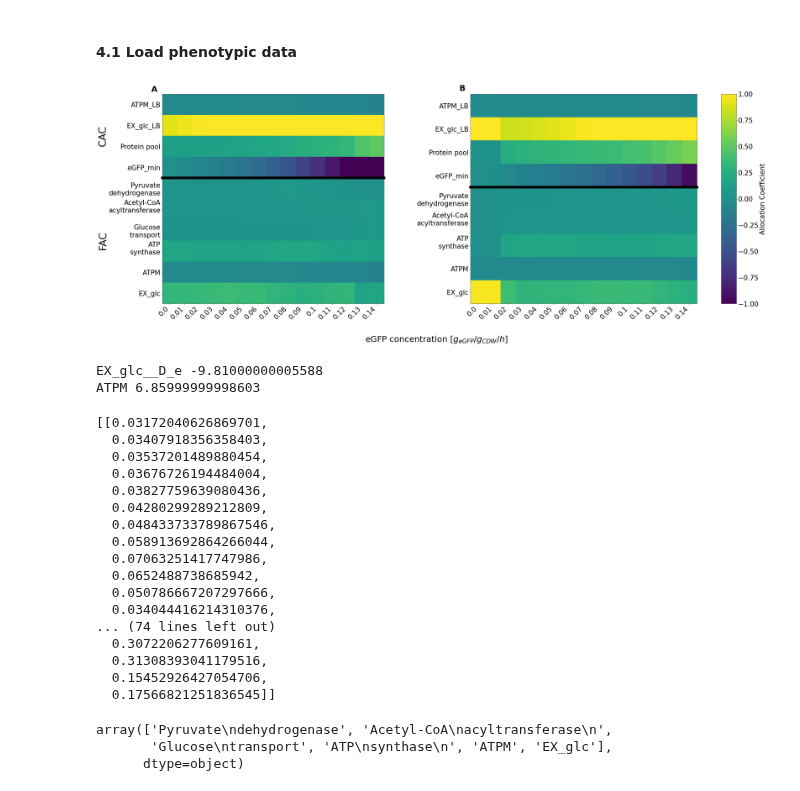
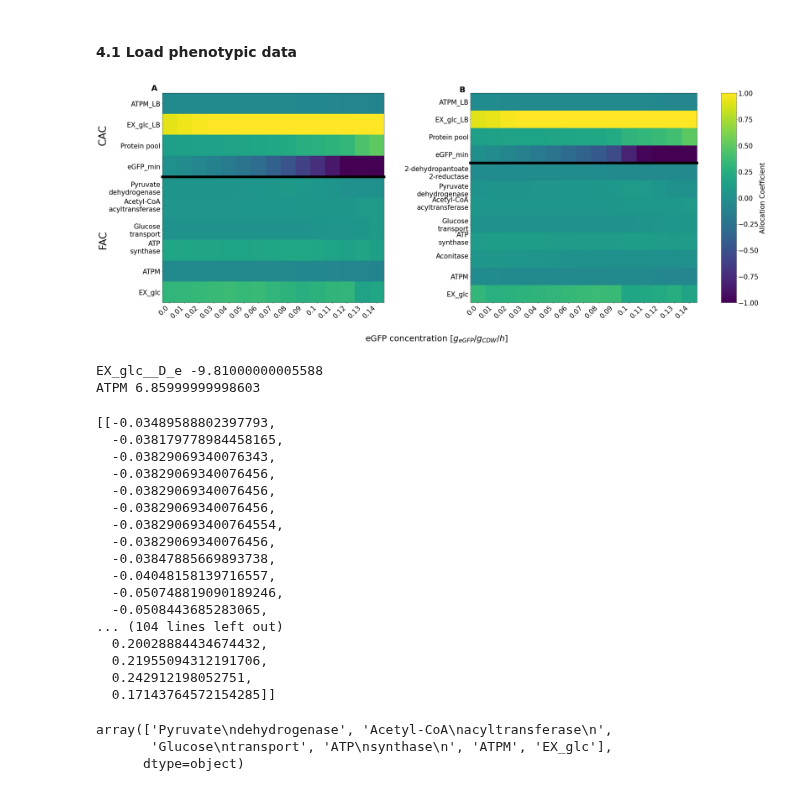
Before and after one commit to iAMB-RWTH-Aachen/PAModelpy, a Jupyter notebook: PAMpy/Figures/Figure3_sensitivities_protein-overproduction.ipynb, the cells around one changed output. Saved outputs shown, nothing was run; the diff lists cells and outputs as text; code cells hidden in the pictures.

```diff
--- a/PAMpy/Figures/Figure3_sensitivities_protein-overproduction.ipynb
+++ b/PAMpy/Figures/Figure3_sensitivities_protein-overproduction.ipynb
@@ -309,0 +322,8 @@ fac_top5_pam, x_fac_top5_pam = find_top5_sensitivities(results_pam['Cfac'], x_ax
+# %%
+pamodel_atp = set_up_ecoli_pam()
+#improve kcat of atp synthase with 10%
+new_kcat_atp = old_kcat_atp*2
+
+pamodel_atp.change_kcat_value(enzyme_id = '3.6.3.14', kcats = {'ATPS4rpp':{'f': new_kcat_atp}})
+#add eGFP protein
+pamodel_atp.add_enzymes([eGFP_enzyme])
@@ -309,0 +355,2 @@ fac_top5_pam, x_fac_top5_pam = find_top5_sensitivities(results_pam['Cfac'], x_ax
+# %%
+results_atp = calculate_sensitivities(pamodel_atp)
@@ -309,0 +375,7 @@ fac_top5_pam, x_fac_top5_pam = find_top5_sensitivities(results_pam['Cfac'], x_ax
+# %%
+#parse results for nice plotting
+x_axis_cac_atp,x_axis_fac_atp = parse_x_axis_heatmap(results_atp['capacity coefficients'], results_atp['flux coefficients'])
+
+#find top 5 sensitivities
+cac_top5_atp, x_cac_top5_atp = find_top5_sensitivities(results_atp['Ccac'], x_axis = x_axis_cac_atp, yaxis = eGFP_RANGE)
+fac_top5_atp, x_fac_top5_atp = find_top5_sensitivities(results_atp['Cfac'], x_axis = x_axis_fac_atp, yaxis = eGFP_RANGE)
@@ -413,38 +503,38 @@ gs_pam = gs0[:6]
 gs_inc = gs0[7:]
 
 #adjust labels for better readibility
 x_cac_label_pam = adjust_heatmap_labels(x_cac_top5_pam)
 x_fac_label_pam = adjust_heatmap_labels(x_fac_top5_pam)
 
 
 fig_pam = make_heatmap_subfigure(results = results_pam, cac_matrix=cac_top5_pam, fac_matrix =fac_top5_pam,cbar =False,
                                    x_cac=x_cac_label_pam, x_fac=x_fac_label_pam, yaxis = eGFP_RANGE, fig = fig, grdspc = gs_pam,
                                    annotate = 'A', vmin = vmin, vmax=vmax, fontsize = fontsize)
 
 # adjust labels for better readibility
-x_cac_label_inc = adjust_heatmap_labels(x_cac_top5_inc)
-x_fac_label_inc = adjust_heatmap_labels(x_fac_top5_inc)
+x_cac_label_atp = adjust_heatmap_labels(x_cac_top5_atp)
+x_fac_label_atp = adjust_heatmap_labels(x_fac_top5_atp)
 
 
-fig_inc = make_heatmap_subfigure(results = results_inc, cac_matrix=cac_top5_inc, fac_matrix =fac_top5_inc, ylabels = False,
-                                   x_cac=x_cac_label_inc, x_fac=x_fac_label_inc, yaxis = eGFP_RANGE, fig = fig, grdspc=gs_inc,
+fig_inc = make_heatmap_subfigure(results = results_atp, cac_matrix=cac_top5_atp, fac_matrix =fac_top5_atp, ylabels = False,
+                                   x_cac=x_cac_label_atp, x_fac=x_fac_label_atp, yaxis = eGFP_RANGE, fig = fig, grdspc=gs_inc,
                                  annotate = 'B',  vmin = vmin, vmax=vmax, fontsize = fontsize)
 
 #set common x axis title
 ax_xlabel = fig.add_subplot(gs0[0, :2])
 ax_xlabel.set_xticks([])
 ax_xlabel.set_yticks([])
 ax_xlabel.set_frame_on(False)
 ax_xlabel.set_xlabel('eGFP concentration [$g_{eGFP}/g_{CDW}/h$]', fontsize = fontsize*1.25)
 ax_xlabel.xaxis.set_label_coords(6, -.15)
 
 fig.set_figwidth(width)
 fig.set_figheight(height)
 fig.align_labels()
 
 fig.savefig('Figure3_sensitivities_protein-overproduction.png', dpi =200,bbox_inches='tight')
 # %% [output]
-[figure, old version]
+[figure, new version]
 # %%
 for rxnid, flux in results_pam['fluxes'][-1].items():
     if rxnid in x_fac_top5_pam:
@@ -453,25 +543,25 @@ for rxnid, flux in results_pam['fluxes'][-1].items():
 EX_glc__D_e -9.81000000005588
 ATPM 6.85999999998603
 # %%
-fac_top5_pam
+fac_top5_atp
 # %% [output]
-[[0.03172040626869701,
-  0.03407918356358403,
-  0.03537201489880454,
-  0.03676726194484004,
-  0.03827759639080436,
-  0.04280299289212809,
-  0.048433733789867546,
-  0.058913692864266044,
-  0.07063251417747986,
-  0.0652488738685942,
-  0.050786667207297666,
-  0.034044416214310376,
-... (74 lines left out)
-  0.3072206277609161,
-  0.31308393041179516,
-  0.15452926427054706,
-  0.17566821251836545]]
+[[-0.03489588802397793,
+  -0.038179778984458165,
+  -0.03829069340076343,
+  -0.03829069340076456,
+  -0.03829069340076456,
+  -0.03829069340076456,
+  -0.038290693400764554,
+  -0.03829069340076456,
+  -0.03847885669893738,
+  -0.04048158139716557,
+  -0.050748819090189246,
+  -0.0508443685283065,
+... (104 lines left out)
+  0.20028884434674432,
+  0.21955094312191706,
+  0.242912198052751,
+  0.17143764572154285]]
 # %%
 x_fac_label_pam
 # %% [output]
```
Also changed, not shown: parts of 16 cells of this notebook, 3 other files.
